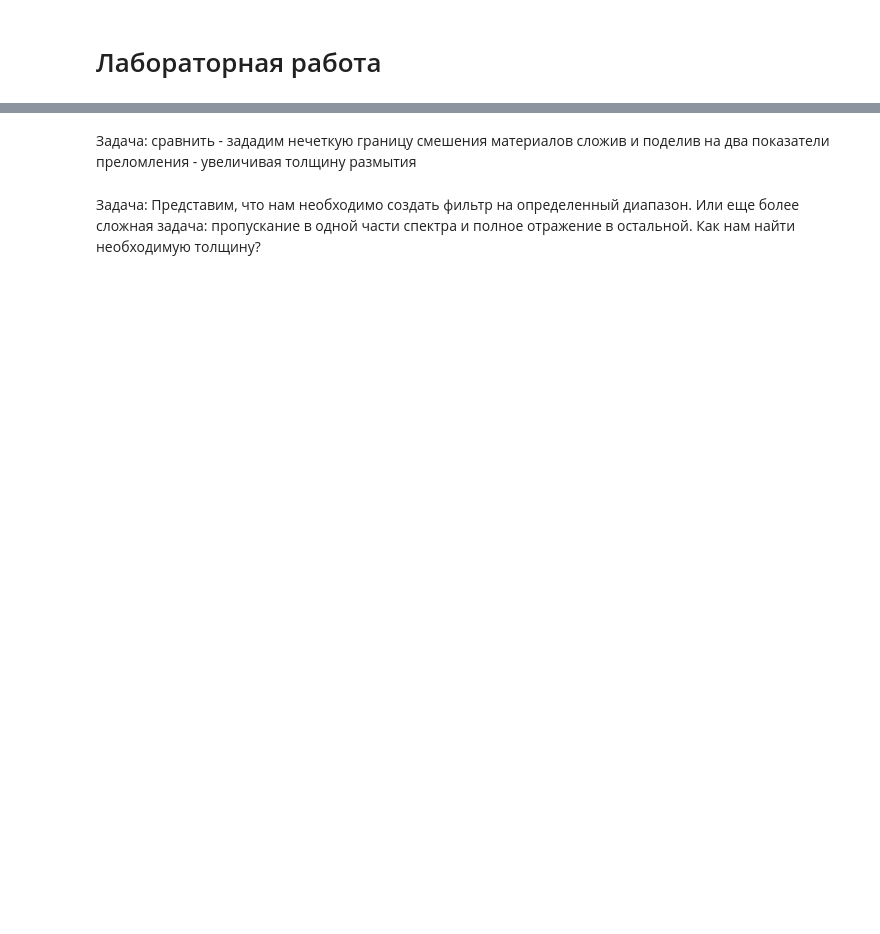
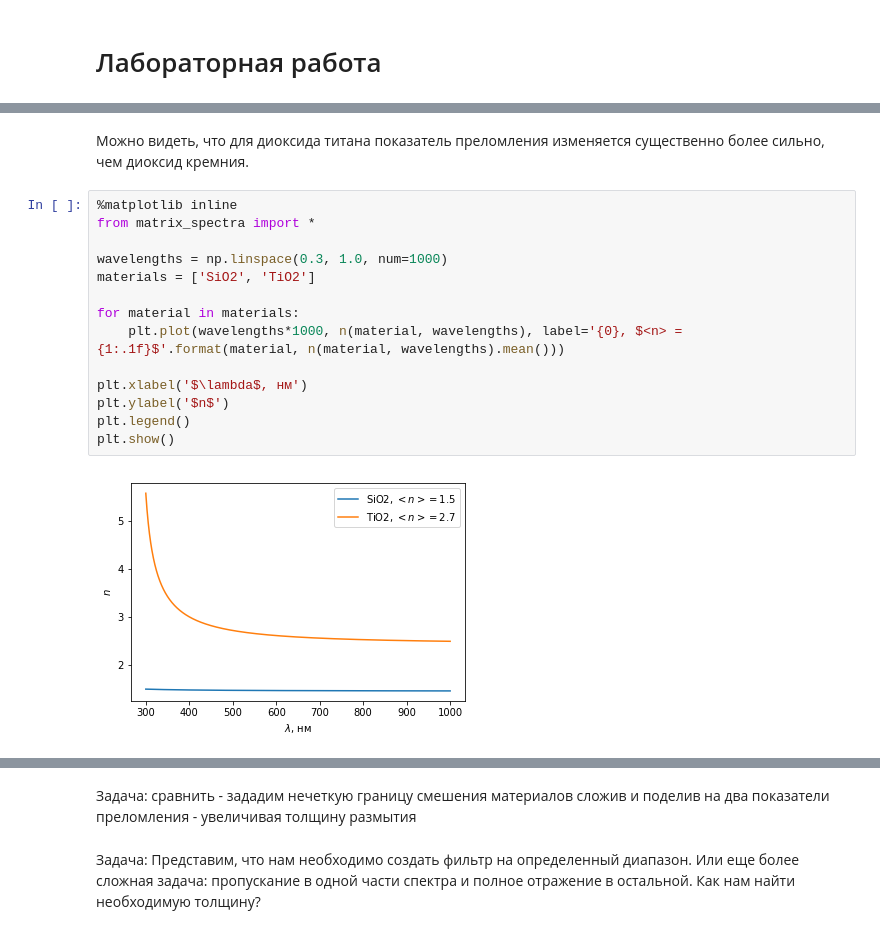
Before and after one commit to nanomaterials/course, a Jupyter notebook: 09_-_2D_Nanomaterials/02_Photonic_crystals.ipynb, the cells around one changed output, grey strips where cells are left out. Cells and saved outputs as stored; diff of their text form; blank space fills up the shorter version.

```diff
--- a/09_-_2D_Nanomaterials/02_Photonic_crystals.ipynb
+++ b/09_-_2D_Nanomaterials/02_Photonic_crystals.ipynb
@@ -254,0 +189,18 @@ T(structure)
+# %% [markdown]
+Можно видеть, что для диоксида титана показатель преломления изменяется существенно более сильно, чем диоксид кремния.
+# %%
+%matplotlib inline
+from matrix_spectra import *
+
+wavelengths = np.linspace(0.3, 1.0, num=1000)
+materials = ['SiO2', 'TiO2']
+
+for material in materials:
+    plt.plot(wavelengths*1000, n(material, wavelengths), label='{0}, $<n> = {1:.1f}$'.format(material, n(material, wavelengths).mean()))
+
+plt.xlabel('$\lambda$, нм')
+plt.ylabel('$n$')
+plt.legend()
+plt.show()
+# %% [output]
+[figure, added]
```
Also changed, not shown: parts of 11 cells of this notebook, 4 other files.
